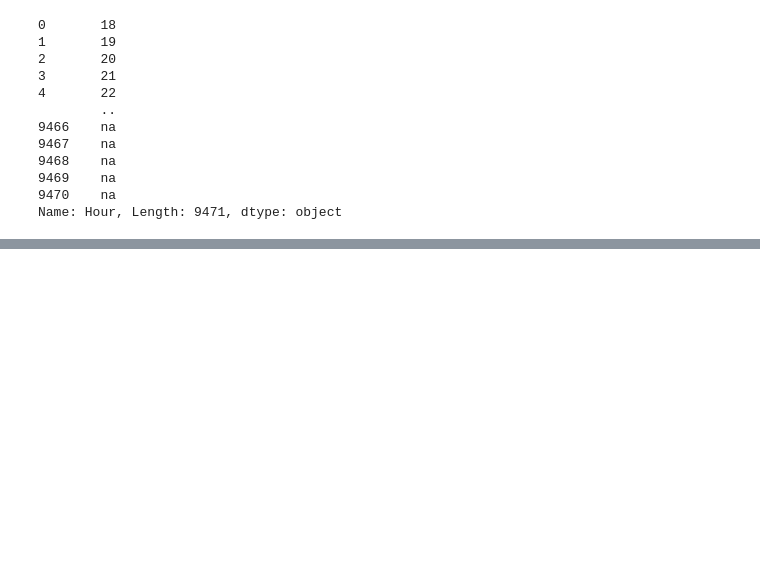
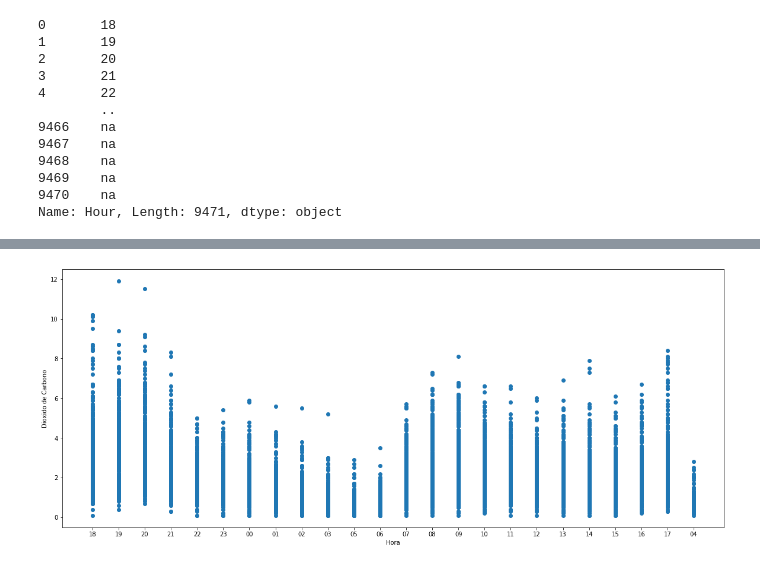
Before and after one commit to Axel9994/Prediccion-de-Dioxido-de-Carbono-en-Aire, a Jupyter notebook: Prediccion de Dioxido de Carbono en Aire.ipynb, the cells around one changed output, grey strips where cells are left out. Drawn from its saved outputs; the diff is of its cells as text; code cells hidden in the pictures; blank space fills up the shorter version.

```diff
--- a/Prediccion de Dioxido de Carbono en Aire.ipynb
+++ b/Prediccion de Dioxido de Carbono en Aire.ipynb
@@ -108,0 +138,8 @@ air_quality.shape
+# %%
+plt.figure(figsize = (20,8))
+plt.scatter(x = air_quality.Hour, y = air_quality['CO(GT)'])
+plt.xlabel('Hora')
+plt.ylabel('Dioxido de Carbono')
+plt.show()
+# %% [output]
+[figure, added]
```
Also changed, not shown: parts of 11 cells of this notebook.
